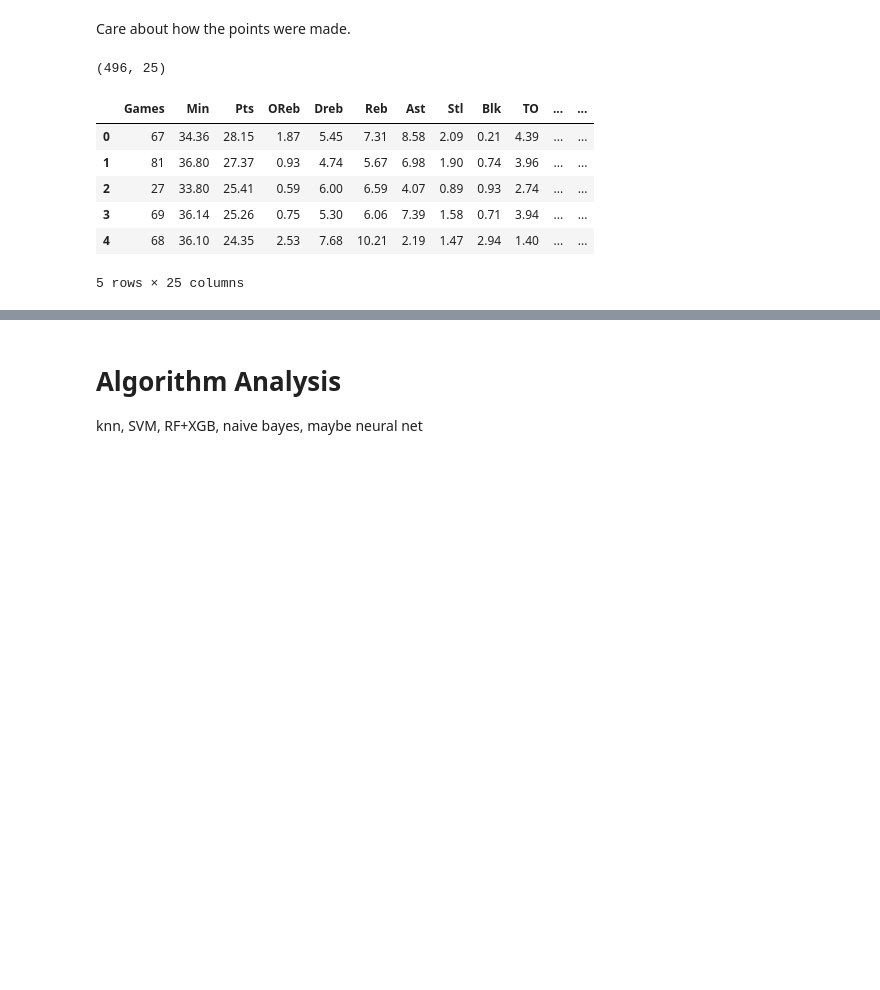
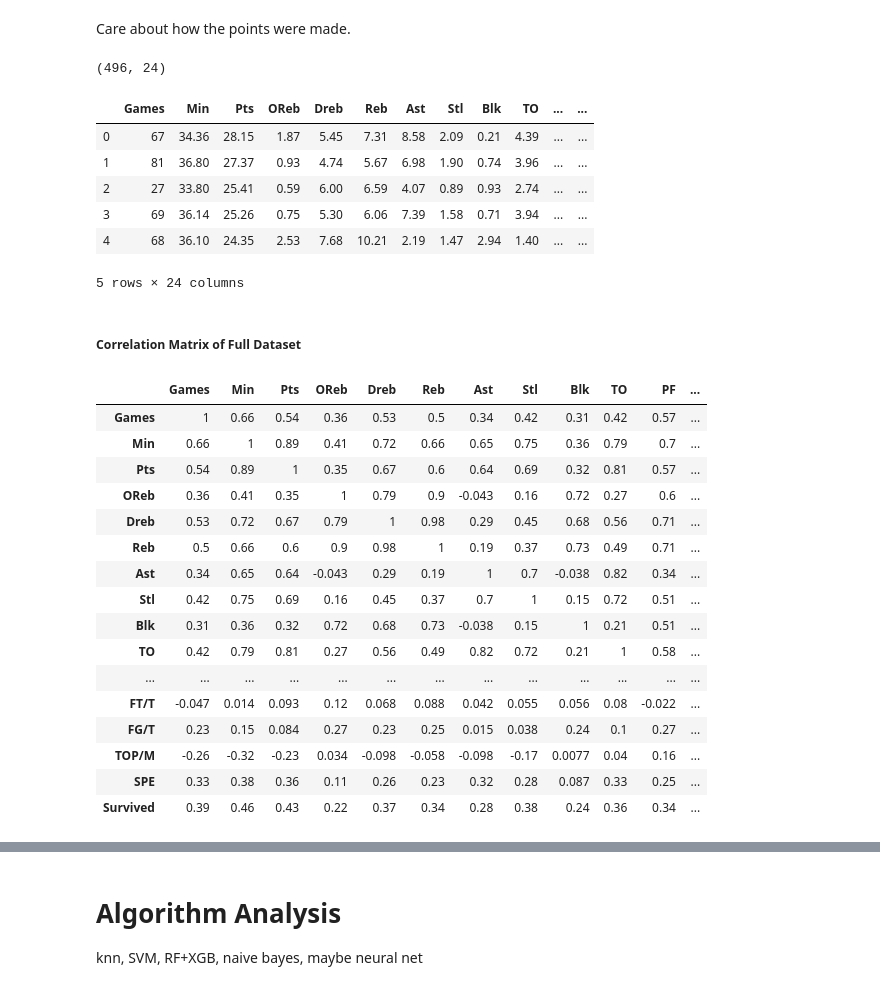
Before and after one commit to mmatvienko/dm-project, a Jupyter notebook: project.ipynb, the cells around one changed output, grey strips where cells are left out. Saved outputs shown, nothing was run; the diff lists cells and outputs as text; code cells hidden in the pictures; blank space fills up the shorter version.

Commit message:
datasets

```diff
--- a/project.ipynb
+++ b/project.ipynb
@@ -129,15 +129,55 @@ Care about how the points were made.
 df['3P/T'] = 3*df['3PTM']/(df['Pts'] + 0.00001)
 df['FT/T'] = 2*df['FTM']/(df['Pts'] + 0.00001)
 df['FG/T'] = 1*df['FGM']/(df['Pts'] + 0.00001)
+df['TOP/M'] = (df['TO']+df['PF'])/(df['Min'] + 0.00001)
+# Stats that correspond to offensive ability
+d_stats = df['Blk'] + df['Stl']
+d_stats -= (d_stats.min() - 0.000001)
+d_stats /= d_stats.max()
+# Stats that correspond to offensive ability
+o_stats = df['FGM'] + df['OReb'] + df['Ast']
+o_stats -= (o_stats.min() - 0.000001)
+o_stats /= o_stats.max()
+# Stats that correspond to shooting ability
+s_stats = df['3PTM'] + df['FTM']
+s_stats -= (s_stats.min() - 0.000001)
+s_stats /= s_stats.max()
+# Tells how well rounded a player is
+from scipy.stats import hmean
+df['SPE'] = hmean(pd.DataFrame(np.array([d_stats,o_stats,s_stats]).reshape(-1,3)), axis=1)
+# Put Survived at the end
 df = df[[c for c in df if c != 'Survived'] + ['Survived']]
 print(df.shape)
 df.head()
 # %% [output]
-(496, 25)
+(496, 24)
 |  | Games | Min | Pts | OReb | Dreb | Reb | Ast | Stl | Blk | TO | ... | ... |
 | 0 | 67 | 34.36 | 28.15 | 1.87 | 5.45 | 7.31 | 8.58 | 2.09 | 0.21 | 4.39 | ... | ... |
 | 1 | 81 | 36.80 | 27.37 | 0.93 | 4.74 | 5.67 | 6.98 | 1.90 | 0.74 | 3.96 | ... | ... |
 | 2 | 27 | 33.80 | 25.41 | 0.59 | 6.00 | 6.59 | 4.07 | 0.89 | 0.93 | 2.74 | ... | ... |
 | 3 | 69 | 36.14 | 25.26 | 0.75 | 5.30 | 6.06 | 7.39 | 1.58 | 0.71 | 3.94 | ... | ... |
 | 4 | 68 | 36.10 | 24.35 | 2.53 | 7.68 | 10.21 | 2.19 | 1.47 | 2.94 | 1.40 | ... | ... |
-5 rows × 25 columns
+5 rows × 24 columns
+# %% [markdown]
+##### Correlation Matrix of Full Dataset
+# %%
+corr = df.corr()
+corr.style.background_gradient(cmap='coolwarm').set_precision(2)
+# %% [output]
+|  | Games | Min | Pts | OReb | Dreb | Reb | Ast | Stl | Blk | TO | PF | ... |
+| Games | 1 | 0.66 | 0.54 | 0.36 | 0.53 | 0.5 | 0.34 | 0.42 | 0.31 | 0.42 | 0.57 | ... |
+| Min | 0.66 | 1 | 0.89 | 0.41 | 0.72 | 0.66 | 0.65 | 0.75 | 0.36 | 0.79 | 0.7 | ... |
+| Pts | 0.54 | 0.89 | 1 | 0.35 | 0.67 | 0.6 | 0.64 | 0.69 | 0.32 | 0.81 | 0.57 | ... |
+| OReb | 0.36 | 0.41 | 0.35 | 1 | 0.79 | 0.9 | -0.043 | 0.16 | 0.72 | 0.27 | 0.6 | ... |
+| Dreb | 0.53 | 0.72 | 0.67 | 0.79 | 1 | 0.98 | 0.29 | 0.45 | 0.68 | 0.56 | 0.71 | ... |
+| Reb | 0.5 | 0.66 | 0.6 | 0.9 | 0.98 | 1 | 0.19 | 0.37 | 0.73 | 0.49 | 0.71 | ... |
+| Ast | 0.34 | 0.65 | 0.64 | -0.043 | 0.29 | 0.19 | 1 | 0.7 | -0.038 | 0.82 | 0.34 | ... |
+| Stl | 0.42 | 0.75 | 0.69 | 0.16 | 0.45 | 0.37 | 0.7 | 1 | 0.15 | 0.72 | 0.51 | ... |
+| Blk | 0.31 | 0.36 | 0.32 | 0.72 | 0.68 | 0.73 | -0.038 | 0.15 | 1 | 0.21 | 0.51 | ... |
+| TO | 0.42 | 0.79 | 0.81 | 0.27 | 0.56 | 0.49 | 0.82 | 0.72 | 0.21 | 1 | 0.58 | ... |
+| ... | ... | ... | ... | ... | ... | ... | ... | ... | ... | ... | ... | ... |
+| FT/T | -0.047 | 0.014 | 0.093 | 0.12 | 0.068 | 0.088 | 0.042 | 0.055 | 0.056 | 0.08 | -0.022 | ... |
+| FG/T | 0.23 | 0.15 | 0.084 | 0.27 | 0.23 | 0.25 | 0.015 | 0.038 | 0.24 | 0.1 | 0.27 | ... |
+| TOP/M | -0.26 | -0.32 | -0.23 | 0.034 | -0.098 | -0.058 | -0.098 | -0.17 | 0.0077 | 0.04 | 0.16 | ... |
+| SPE | 0.33 | 0.38 | 0.36 | 0.11 | 0.26 | 0.23 | 0.32 | 0.28 | 0.087 | 0.33 | 0.25 | ... |
+| Survived | 0.39 | 0.46 | 0.43 | 0.22 | 0.37 | 0.34 | 0.28 | 0.38 | 0.24 | 0.36 | 0.34 | ... |
```
Also changed, not shown: parts of 34 cells of this notebook.
